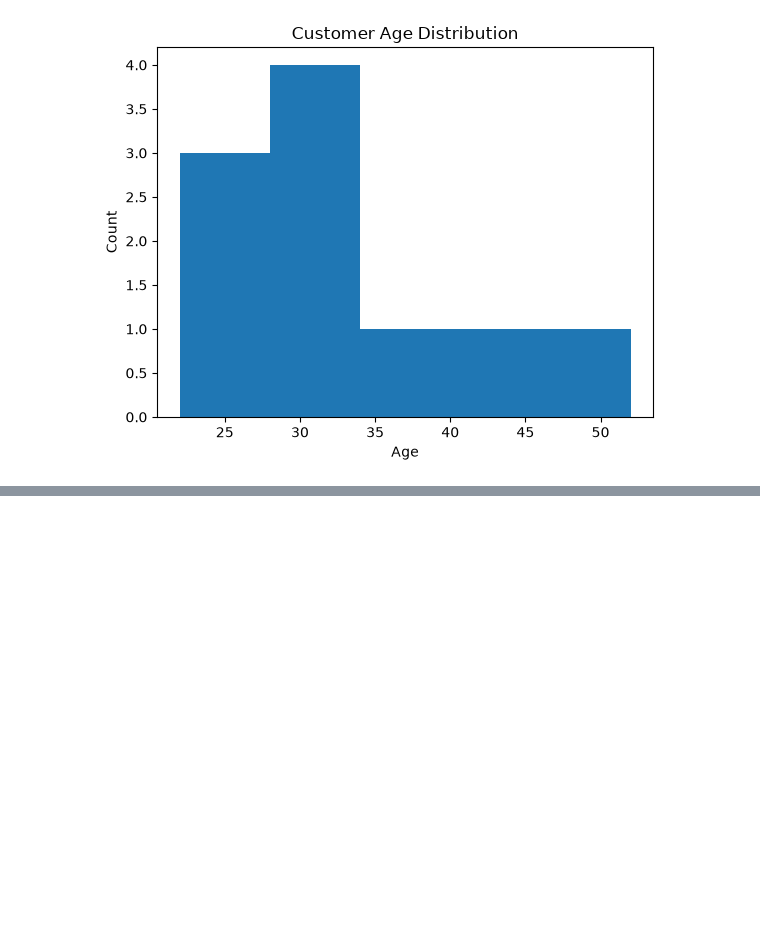
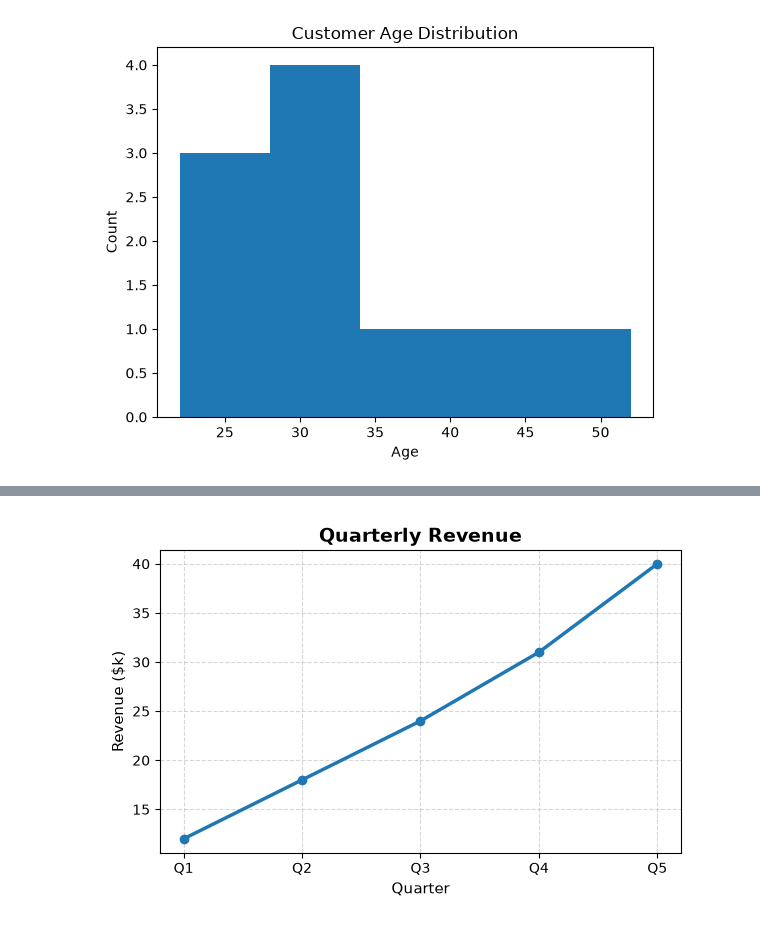
Before and after one commit to noah-hw-kim/jupyterlab-a11y-checker, a Jupyter notebook: test_files/dev_benchmark_cases.ipynb, the cells around one changed output, grey strips where cells are left out. Drawn from its saved outputs; the diff is of its cells as text; code cells hidden in the pictures; blank space fills up the shorter version.

```diff
--- a/test_files/dev_benchmark_cases.ipynb
+++ b/test_files/dev_benchmark_cases.ipynb
@@ -37,0 +66,5 @@ plt.show()
+# %%
+from IPython.display import Image, display
+display(Image(filename="sales_chart.png"))
+# %% [output]
+[figure, added]
```
Also changed, not shown: parts of 7 cells of this notebook, 22 other files.
